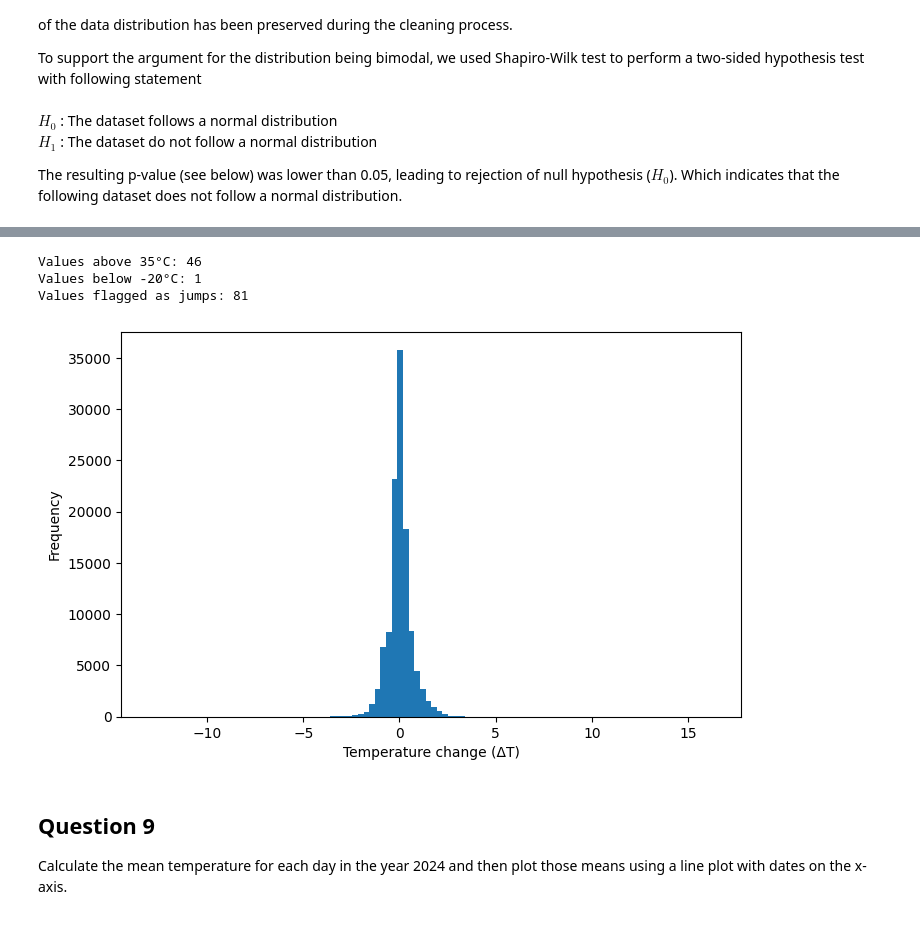
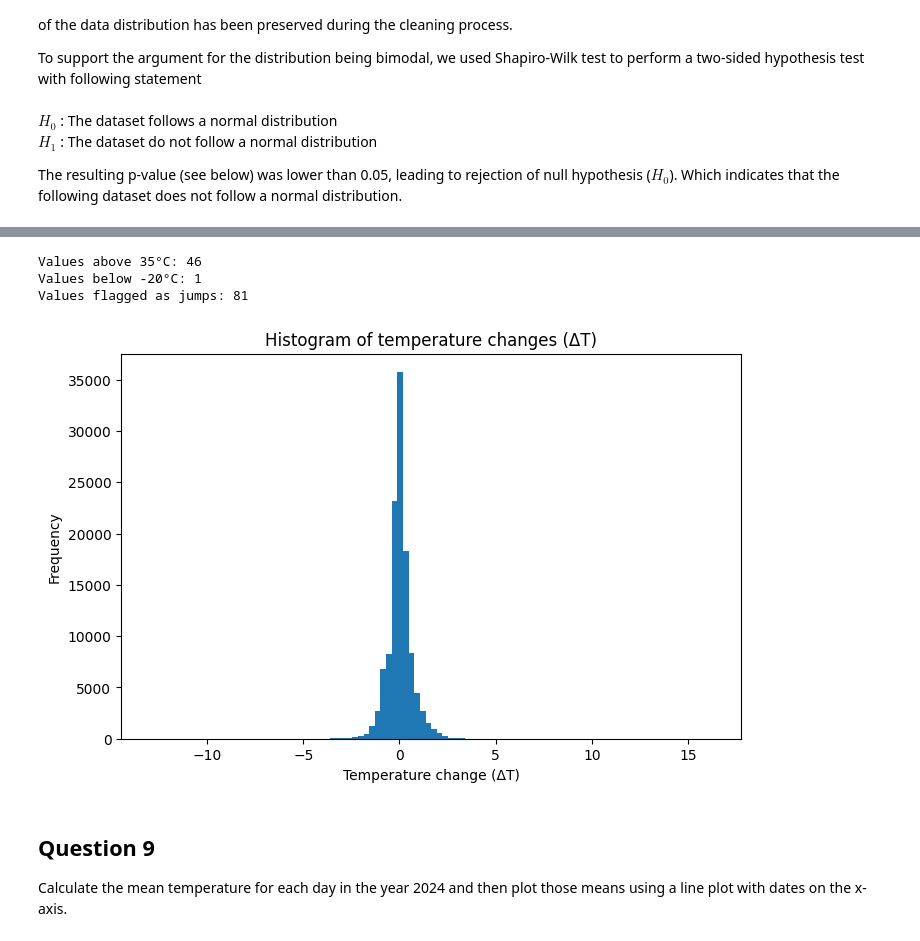
Before and after one commit to Mau-Gen/DV1597_Assignment_1, a Jupyter notebook: DV1597_Assignment_1.ipynb, the cells around one changed output, grey strips where cells are left out. Cells and saved outputs as stored; diff of their text form; code cells hidden in the pictures.

```diff
--- a/DV1597_Assignment_1.ipynb
+++ b/DV1597_Assignment_1.ipynb
@@ -313,25 +299,26 @@ Applying a z-score approach $ |z| \gt 3$ results in a threshold of approximately
 # %%
 count_above = (df_raw["Lufttemperatur"] > TEMP_MAX).sum()
 count_below = (df_raw["Lufttemperatur"] < TEMP_MIN).sum()
 count_jumps = df_raw["flag_jump"].sum()
 print("Values above 35°C:", count_above)
 print("Values below -20°C:", count_below)
 print("Values flagged as jumps:", count_jumps)
 
 
 df["dT"] = df["Lufttemperatur"].diff()
 
 
 plt.figure(figsize=(8,5))
 plt.hist(df["dT"].dropna(), bins=100)
 plt.xlabel("Temperature change (ΔT)")
 plt.ylabel("Frequency")
+plt.title("Histogram of temperature changes (ΔT)")
 plt.show()
 # %% [output]
 Values above 35°C: 46
 Values below -20°C: 1
 Values flagged as jumps: 81
-[figure, old version]
+[figure, new version]
 # %% [markdown]
 ## Question 9
 
```
Also changed, not shown: parts of 9 cells of this notebook.
